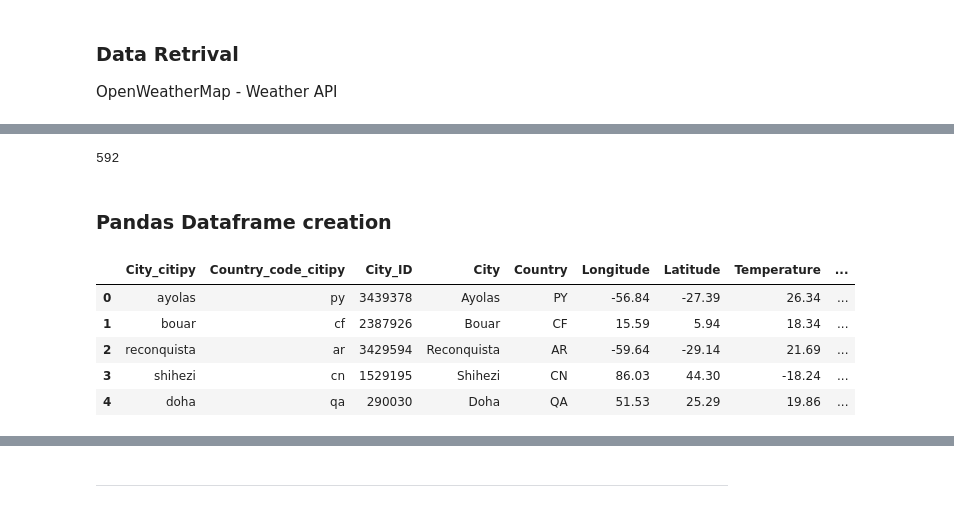
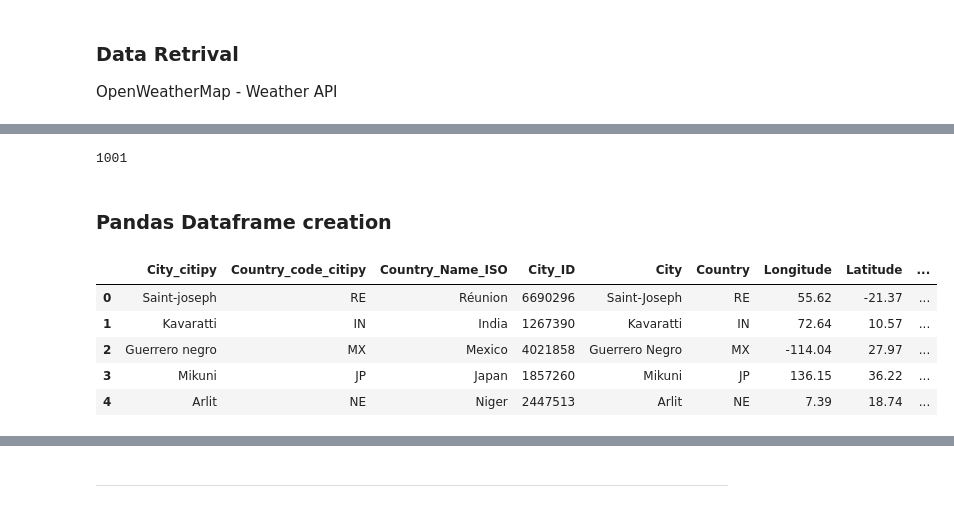
Before and after one commit to PollyCA/weather-data-analysis, a Jupyter notebook: main.ipynb, the cells around one changed output, grey strips where cells are left out. Drawn from its saved outputs; the diff is of its cells as text; code cells hidden in the pictures.

```diff
--- a/main.ipynb
+++ b/main.ipynb
@@ -15,0 +20,9 @@ from config import api_key
+# %%
+
+countries_catalog = pd.read_csv("Resources/ISO-3166-Countries-with-Regional-Codes.csv",encoding='utf-8')
+
+countries_catalog = countries_catalog[['name','alpha-2']]
+
+countries_catalog.columns = ['country_name', 'country_code']
+
+countries_catalog.head()
@@ -24,18 +52,18 @@ coord_list = []
 #Generate 600 random lats and lons
 
 ix = 0
-jx = 200
+jx = 100
 #jx = 2
 
-while(ix<18):
+while(ix<36):
 
-    range1 = -90 + (ix*10)
-    range2 = range1 + 10
+    range1 = -90 + (ix*5)
+    range2 = range1 + 5
 
-    range3 = -180 + (ix*20)
-    range4 = range3 + 20
+    range3 = -180
+    range4 = 180
 
-    #print(f'#### {ix}) Get {jx} random Lats from {range1}, {range2} and random Long from {range3}, {range4}')
+    print(f'#### {ix}) Get {jx} random Lats from {range1}, {range2} and random Long from {range3}, {range4}')
 
     for i in range(jx):
 
@@ -47,7 +75,7 @@ while(ix<18):
 
     ix += 1
 
-print(coord_list[0])
+print(f'Coords: {len(coord_list)}')
 ## I had issues finding UNIQUE cities because the rando was too wide..
 ## so to solve this I started getting data from ranges from 10 to 10.. this is getting random numbers
 # from -90 to -80, then from -80 to -70
@@ -65,7 +109,13 @@ for coord in coord_list:
     city = citipy.nearest_city(coord[0],coord[1])
     city_name = city.city_name
     country_code = city.country_code
+    try:
+        country_name = countries_catalog[ countries_catalog["country_code"] == country_code.upper() ].values.tolist()[0][0]
+    except:
+        print(f'Not found in catalog {country_code.upper()}')
+        country_name = ''
+
     #print(f'processing #  City Name: {city_name} - Country Code: {country_code}')
 
-    tmp = (city_name, country_code)
+    tmp = (city_name, country_code, country_name)
     cities.append(tmp)
@@ -94,6 +164,7 @@ query_url_tmp = f'{url}appid={api_key}&units={units}&'
 #coord_list = [(lat,lon)]
 city_name_list = []
 country_code_lsit = []
+country_name_list = []
 
 lon_api_list = []
 lat_api_list = []
@@ -110,7 +181,7 @@ i = 0
 for cities in unique_cities:
 
     i += 1
-    print(f'[#######] {i}: City: {cities[0].capitalize()}')
+    print(f'[#######] {i}: Place: {cities[0].capitalize()}, {cities[2].capitalize()}')
 
     query_url = query_url_tmp + f'q={cities[0]},{cities[1]}'
 
@@ -119,11 +190,12 @@ for cities in unique_cities:
         response = requests.get(query_url).json()
         response['sys']['country']
     except:
-        print(f'[#######] CITY NOT FOUND: {cities[0].capitalize()}')
+        print(f'[#######] PLACE NOT FOUND: {cities[0].capitalize()}, {cities[2].capitalize()}')
         continue
 
-    city_name_list.append(cities[0])
-    country_code_lsit.append(cities[1])
+    city_name_list.append(cities[0].capitalize())
+    country_code_lsit.append(cities[1].upper())
+    country_name_list.append(cities[2].capitalize())
 
     lon_api_list.append(response['coord']['lon'])
     lat_api_list.append(response['coord']['lat'])
@@ -159,33 +231,34 @@ for cities in unique_cities:
 
 len(city_api)
 # %% [output]
-592
+1001
 # %% [markdown]
 ### Pandas Dataframe creation
 # %%
 weather_data = pd.DataFrame(
                 {'City_citipy': city_name_list,
                 'Country_code_citipy': country_code_lsit,
+                 'Country_Name_ISO': country_name_list,
                 'City_ID': city_id_api,
                 'City': city_api,
                 'Country': country_api,
                 'Longitude': lon_api_list,
                 'Latitude': lat_api_list,
                 'Temperature': temp_list,
                 'Humidity': humidity_list,
                 'Wind': wind_list,
                 'Clouds': clouds
                 })
 
 
 weather_data.head()
 # %% [output]
-|  | City_citipy | Country_code_citipy | City_ID | City | Country | Longitude | Latitude | Temperature | ... |
-| 0 | ayolas | py | 3439378 | Ayolas | PY | -56.84 | -27.39 | 26.34 | ... |
-| 1 | bouar | cf | 2387926 | Bouar | CF | 15.59 | 5.94 | 18.34 | ... |
-| 2 | reconquista | ar | 3429594 | Reconquista | AR | -59.64 | -29.14 | 21.69 | ... |
-| 3 | shihezi | cn | 1529195 | Shihezi | CN | 86.03 | 44.30 | -18.24 | ... |
-| 4 | doha | qa | 290030 | Doha | QA | 51.53 | 25.29 | 19.86 | ... |
+|  | City_citipy | Country_code_citipy | Country_Name_ISO | City_ID | City | Country | Longitude | Latitude | ... |
+| 0 | Saint-joseph | RE | Réunion | 6690296 | Saint-Joseph | RE | 55.62 | -21.37 | ... |
+| 1 | Kavaratti | IN | India | 1267390 | Kavaratti | IN | 72.64 | 10.57 | ... |
+| 2 | Guerrero negro | MX | Mexico | 4021858 | Guerrero Negro | MX | -114.04 | 27.97 | ... |
+| 3 | Mikuni | JP | Japan | 1857260 | Mikuni | JP | 136.15 | 36.22 | ... |
+| 4 | Arlit | NE | Niger | 2447513 | Arlit | NE | 7.39 | 18.74 | ... |
 # %%
 weather_data.count()
 # %% [output]
```
Also changed, not shown: parts of 10 cells of this notebook, 2 other files.
